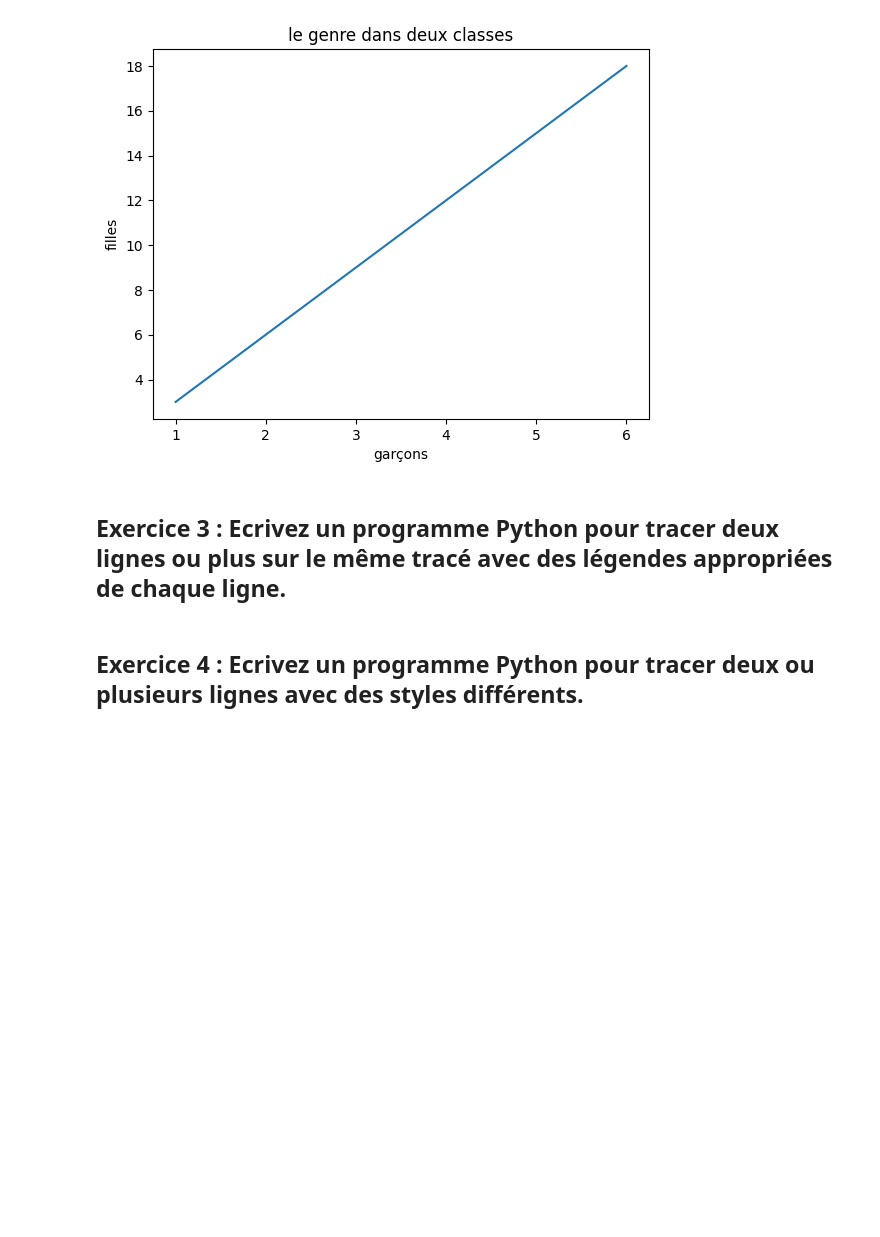
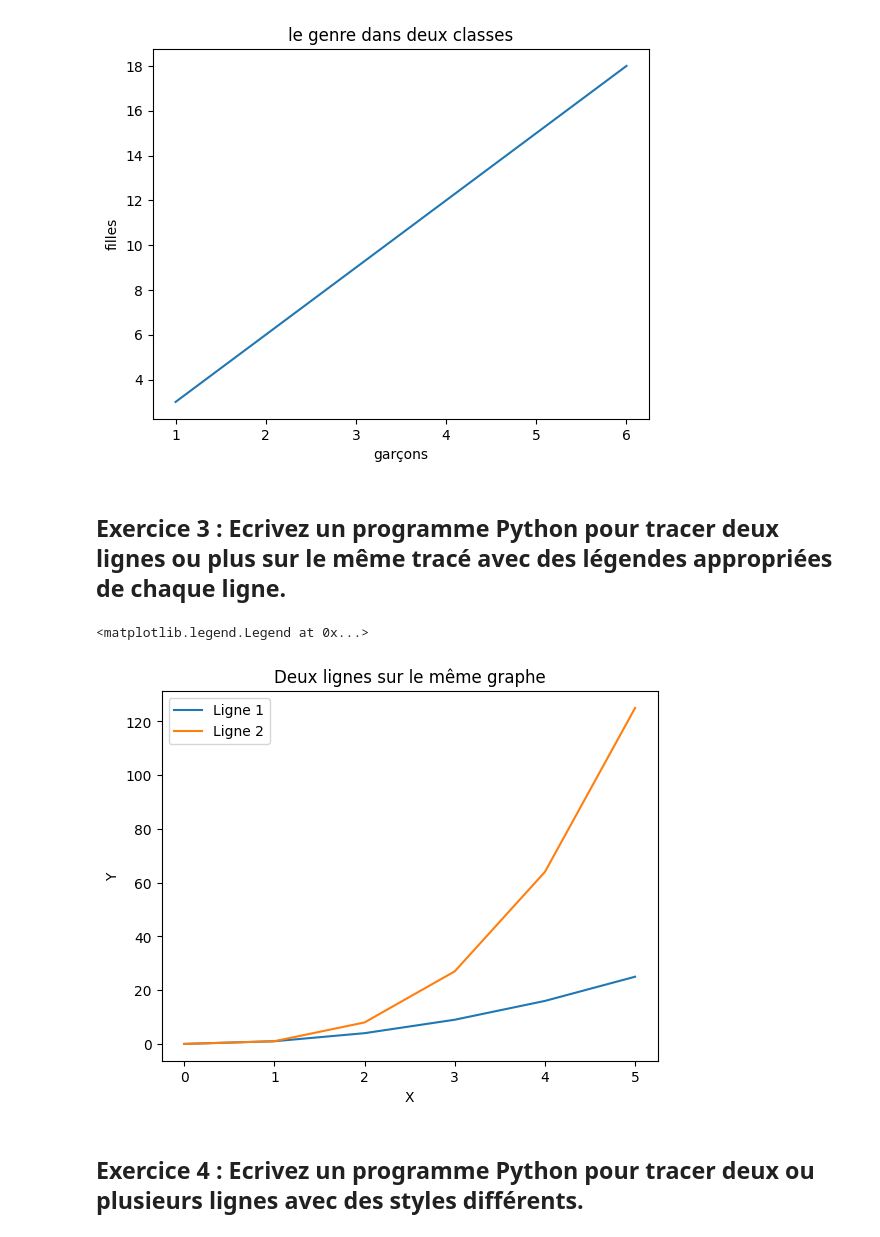
Before and after one commit to majdoubiadil/alx-pre_course, a Jupyter notebook: Exos matplotlib énoncé.ipynb, the cells around one changed output. Cells and saved outputs as stored; diff of their text form; code cells hidden in the pictures; blank space fills up the shorter version.

```diff
--- a/Exos matplotlib énoncé.ipynb
+++ b/Exos matplotlib énoncé.ipynb
@@ -37,6 +37,20 @@ Text(0.5, 1.0, 'le genre dans deux classes')
 [figure]
 # %% [markdown]
 ## Exercice 3 : Ecrivez un programme Python pour tracer deux lignes ou plus sur le même tracé avec des légendes appropriées de chaque ligne.
+# %%
+import matplotlib.pyplot as plt
+x = [0, 1, 2, 3, 4, 5]
+y1 = [0, 1, 4, 9, 16, 25]
+y2 = [0, 1, 8, 27, 64, 125]
+plt.plot(x, y1, label="Ligne 1")
+plt.plot(x, y2, label="Ligne 2")
+plt.xlabel("X")
+plt.ylabel("Y")
+plt.title("Deux lignes sur le même graphe")
+plt.legend()
+# %% [output]
+<matplotlib.legend.Legend at 0x...>
+[figure, added]
 # %% [markdown]
 ## Exercice 4 : Ecrivez un programme Python pour tracer deux ou plusieurs lignes avec des styles différents.
 # %% [markdown]
```
